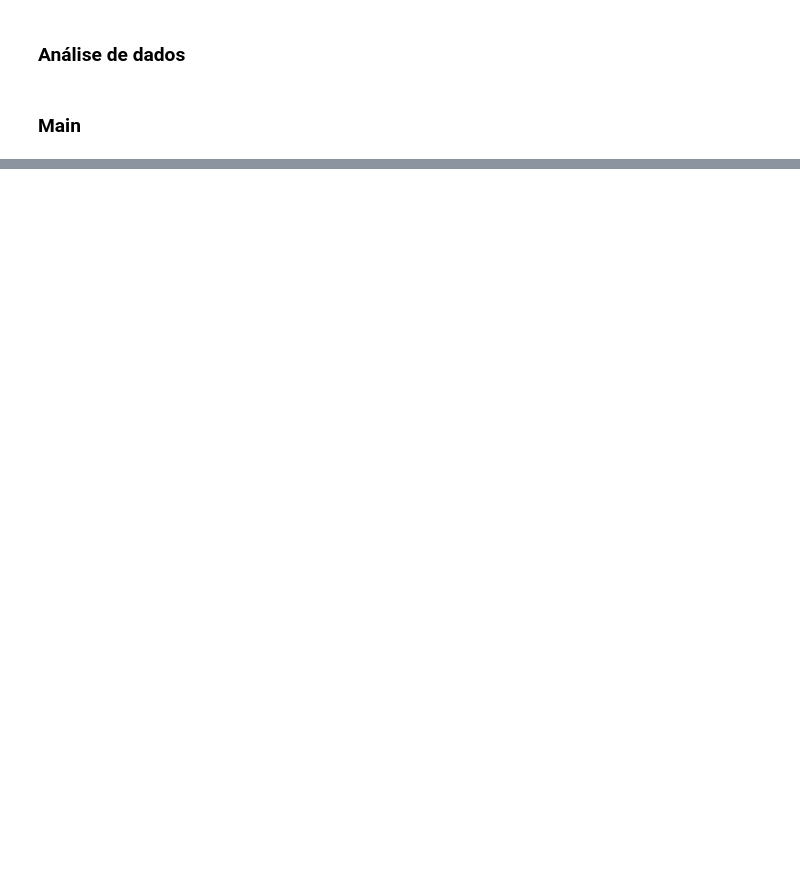
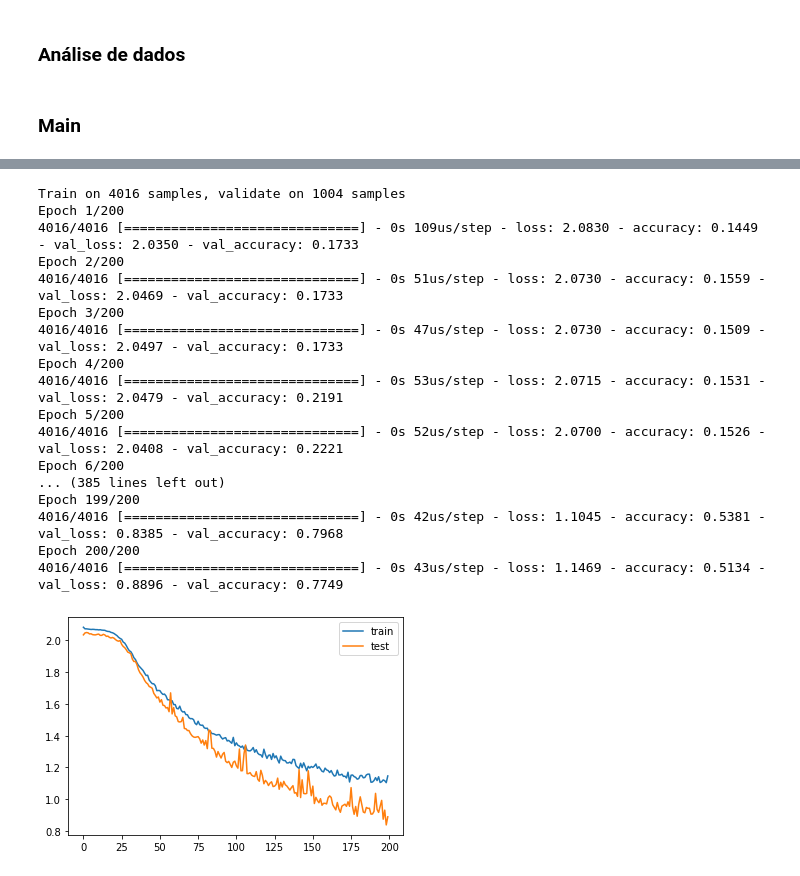
Before and after one commit to rHilkner/mc030, a Jupyter notebook: pfg.ipynb, the cells around one changed output, grey strips where cells are left out. Saved outputs shown, nothing was run; the diff lists cells and outputs as text; code cells hidden in the pictures; blank space fills up the shorter version.

```diff
--- a/pfg.ipynb
+++ b/pfg.ipynb
@@ -634,0 +738,25 @@ Epoch 200/200
+# %%
+history_mlp_8 = MLP_8.fit(X_train["mlp"][8], y_train[8], epochs=300, verbose=1, validation_data=(X_val["mlp"][8],y_val[8]), batch_size=batch_size)
+plt.plot(history_mlp_8.history['loss'], label='train')
+plt.plot(history_mlp_8.history['val_loss'], label='test')
+plt.legend()
+plt.show()
+# %% [output]
+Train on 4016 samples, validate on 1004 samples
+Epoch 1/200
+4016/4016 [==============================] - 0s 109us/step - loss: 2.0830 - accuracy: 0.1449 - val_loss: 2.0350 - val_accuracy: 0.1733
+Epoch 2/200
+4016/4016 [==============================] - 0s 51us/step - loss: 2.0730 - accuracy: 0.1559 - val_loss: 2.0469 - val_accuracy: 0.1733
+Epoch 3/200
+4016/4016 [==============================] - 0s 47us/step - loss: 2.0730 - accuracy: 0.1509 - val_loss: 2.0497 - val_accuracy: 0.1733
+Epoch 4/200
+4016/4016 [==============================] - 0s 53us/step - loss: 2.0715 - accuracy: 0.1531 - val_loss: 2.0479 - val_accuracy: 0.2191
+Epoch 5/200
+4016/4016 [==============================] - 0s 52us/step - loss: 2.0700 - accuracy: 0.1526 - val_loss: 2.0408 - val_accuracy: 0.2221
+Epoch 6/200
+... (385 lines left out)
+Epoch 199/200
+4016/4016 [==============================] - 0s 42us/step - loss: 1.1045 - accuracy: 0.5381 - val_loss: 0.8385 - val_accuracy: 0.7968
+Epoch 200/200
+4016/4016 [==============================] - 0s 43us/step - loss: 1.1469 - accuracy: 0.5134 - val_loss: 0.8896 - val_accuracy: 0.7749
+[figure, added]
```
Also changed, not shown: parts of 56 cells of this notebook.
